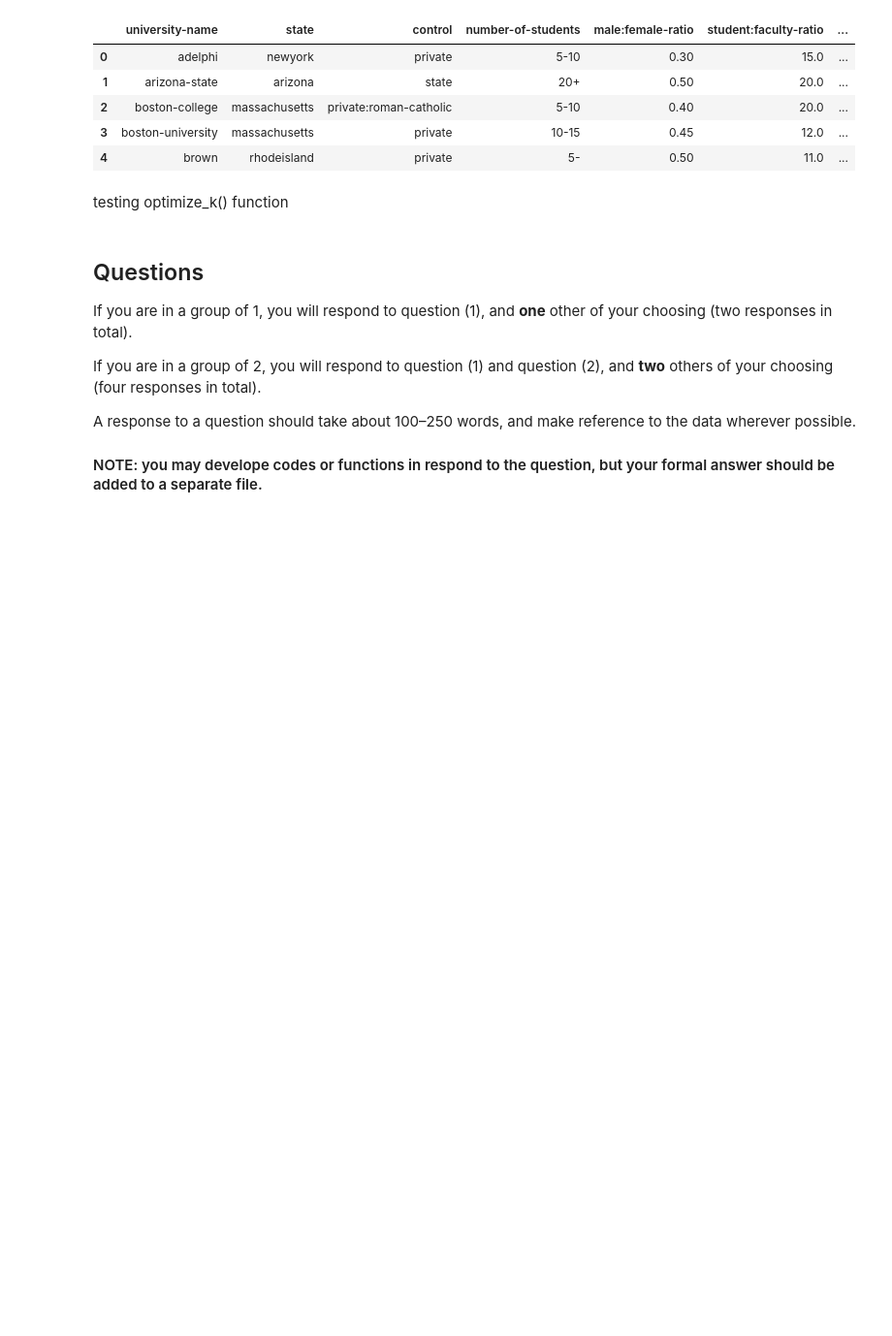
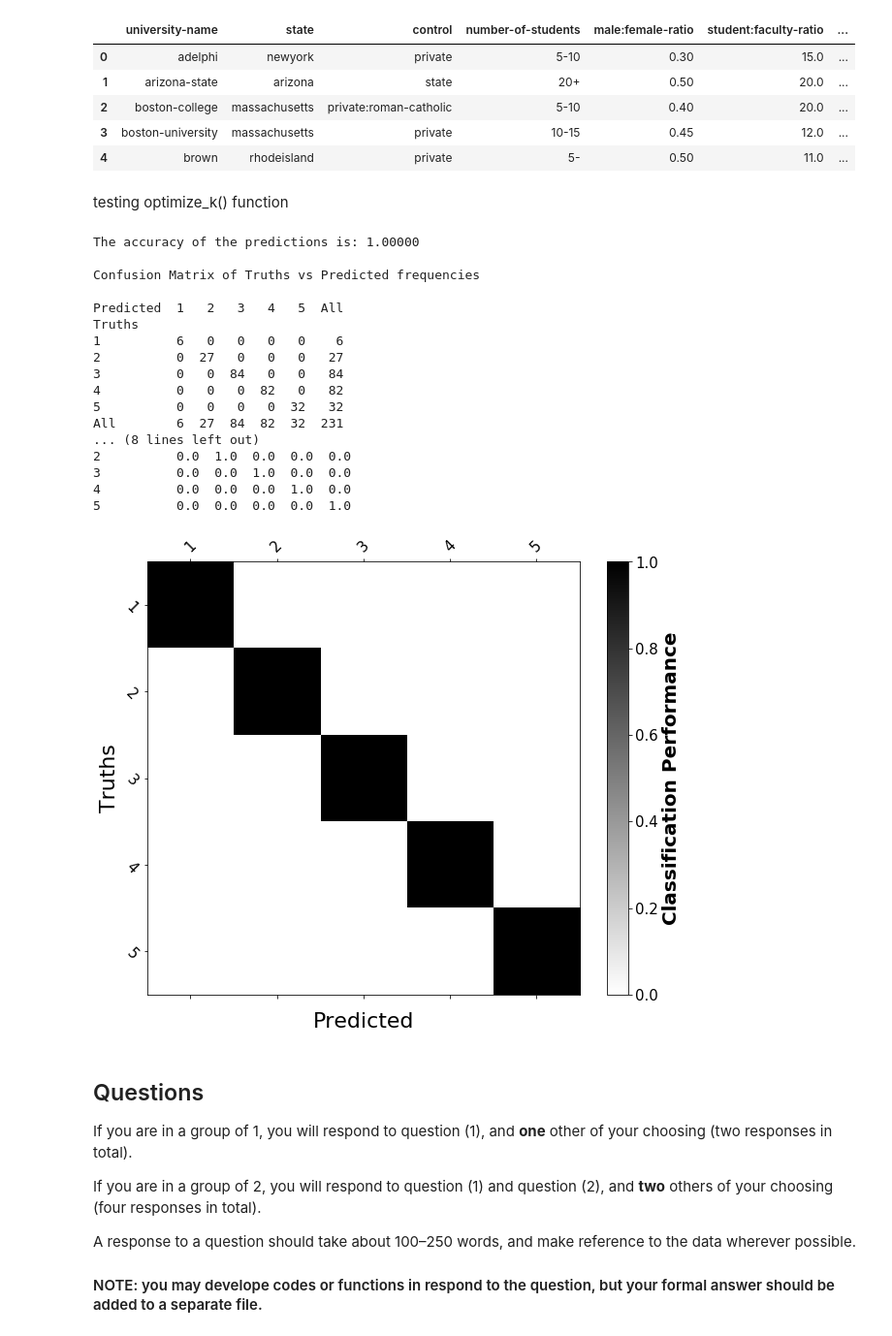
Before and after one commit to wisdomleck/Machine_Learning_A1, a Jupyter notebook: Assignment_1_Michael.ipynb, the cells around one changed output. Shown at 97% size. Drawn from its saved outputs; the diff is of its cells as text; code cells hidden in the pictures; blank space fills up the shorter version.

Commit message:
added evaluation function to my notebook

```diff
--- a/Assignment_1_Michael.ipynb
+++ b/Assignment_1_Michael.ipynb
@@ -483,9 +483,5 @@ def predict(df, model):
     return predictions
 # %%
 predictions = predict(df, model)
-# %%
-# This function should evaliate the prediction performance by comparing your model’s class outputs to ground
-# truth labels
-
-def evaluate():
-    return
+# %%
+dataframe = df
@@ -492,3 +573,27 @@ def evaluate():
+# %%
+testPred = predictions
+testTruth = df['CLASS'].tolist()
+# %%
+evaluate(testTruth, testPred)
+# %% [output]
+The accuracy of the predictions is: 1.00000
+
+Confusion Matrix of Truths vs Predicted frequencies
+
+Predicted  1   2   3   4   5  All
+Truths
+1          6   0   0   0   0    6
+2          0  27   0   0   0   27
+3          0   0  84   0   0   84
+4          0   0   0  82   0   82
+5          0   0   0   0  32   32
+All        6  27  84  82  32  231
+... (8 lines left out)
+2          0.0  1.0  0.0  0.0  0.0
+3          0.0  0.0  1.0  0.0  0.0
+4          0.0  0.0  0.0  1.0  0.0
+5          0.0  0.0  0.0  0.0  1.0
+[figure, added]
 # %% [markdown]
 ## Questions
 
```
Also changed, not shown: parts of 1 cell of this notebook, 1 other file.
